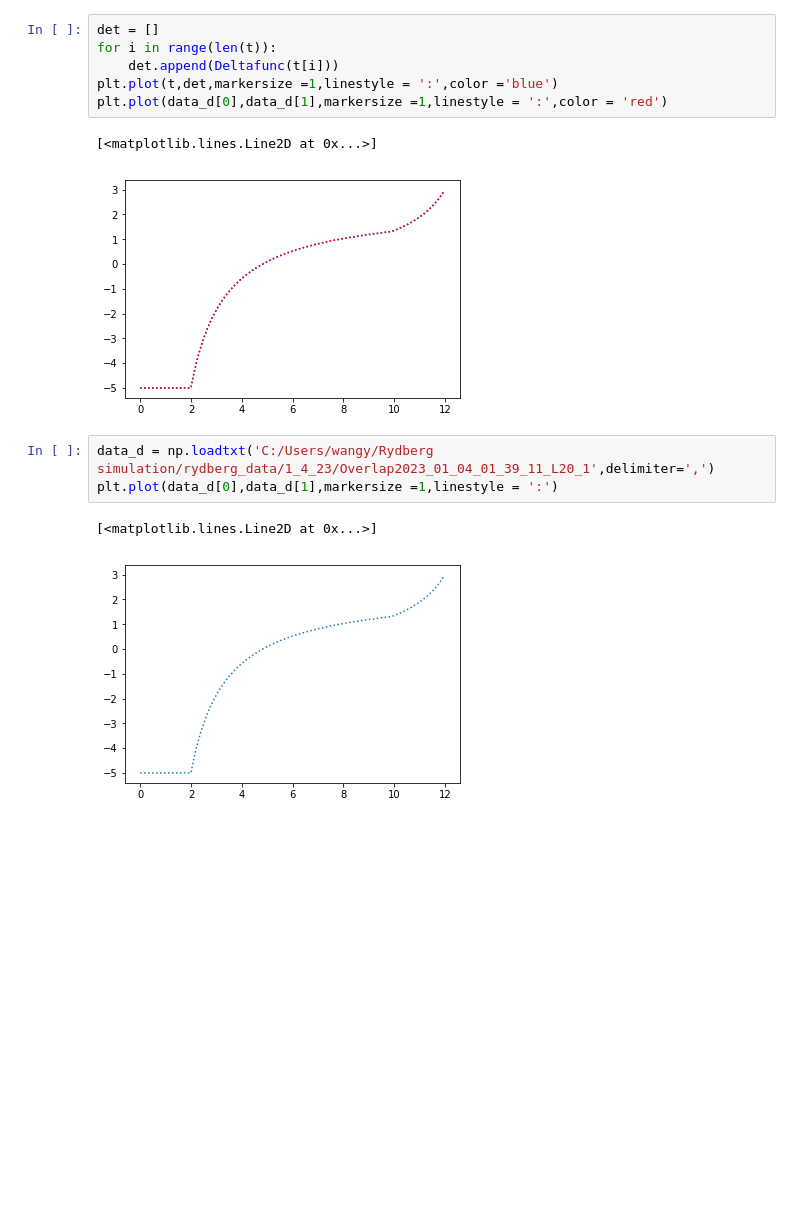
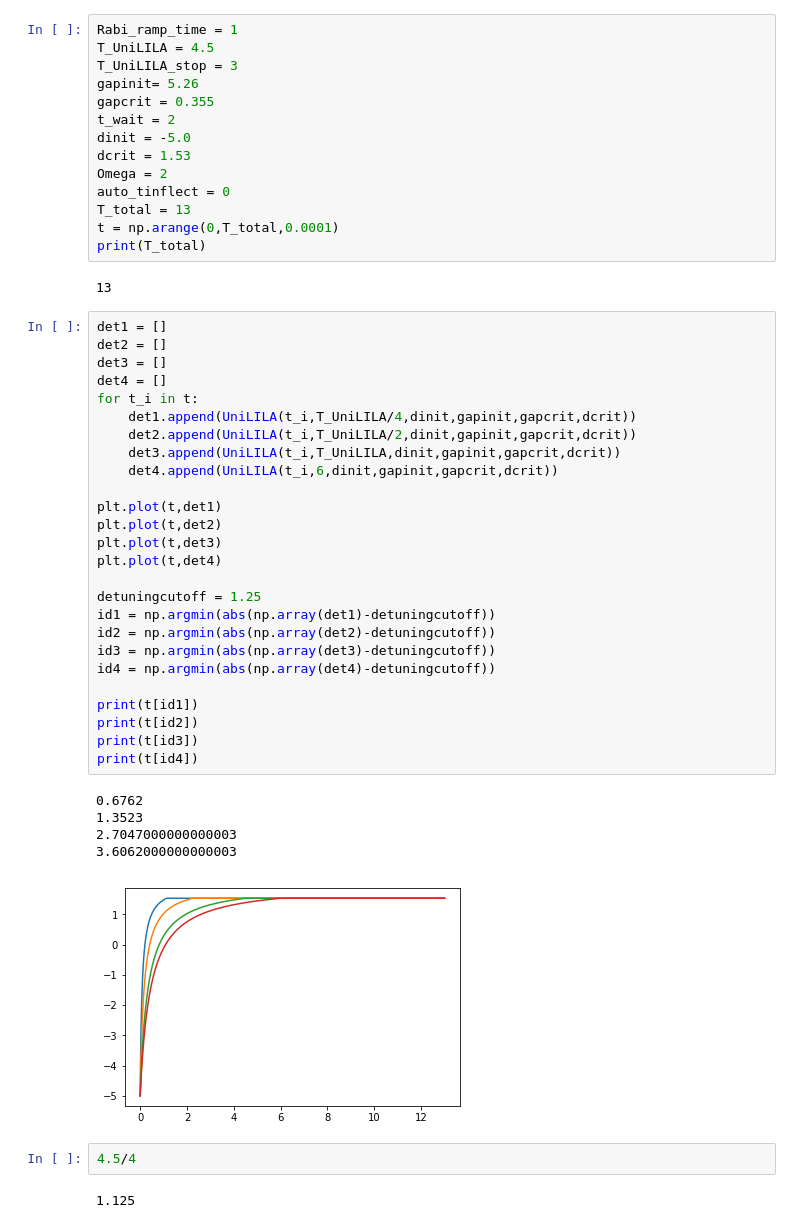
Before and after one commit to nacs-lab/yw-data, a Jupyter notebook: ramp_profile/Dilila_function.ipynb, the cells around one changed output. Cells and saved outputs as stored; diff of their text form; blank space fills up the shorter version.

```diff
--- a/ramp_profile/Dilila_function.ipynb
+++ b/ramp_profile/Dilila_function.ipynb
@@ -66,15 +25,52 @@ t = np.array([ 0.   ,  0.1  ,  0.2  ,  0.3  ,  0.4  ,  0.5  ,  0.6  ,  0.7  ,
-# %%
-det = []
-for i in range(len(t)):
-    det.append(Deltafunc(t[i]))
-plt.plot(t,det,markersize =1,linestyle = ':',color ='blue')
-plt.plot(data_d[0],data_d[1],markersize =1,linestyle = ':',color = 'red')
-# %% [output]
-[<matplotlib.lines.Line2D at 0x...>]
-[figure, removed]
-# %%
-data_d = np.loadtxt('C:/Users/wangy/Rydberg simulation/rydberg_data/1_4_23/Overlap2023_01_04_01_39_11_L20_1',delimiter=',')
-plt.plot(data_d[0],data_d[1],markersize =1,linestyle = ':')
-# %% [output]
-[<matplotlib.lines.Line2D at 0x...>]
-[figure, removed]
+# %%
+Rabi_ramp_time = 1
+T_UniLILA = 4.5
+T_UniLILA_stop = 3
+gapinit= 5.26
+gapcrit = 0.355
+t_wait = 2
+dinit = -5.0
+dcrit = 1.53
+Omega = 2
+auto_tinflect = 0
+T_total = 13
+t = np.arange(0,T_total,0.0001)
+print(T_total)
+# %% [output]
+13
+# %%
+det1 = []
+det2 = []
+det3 = []
+det4 = []
+for t_i in t:
+    det1.append(UniLILA(t_i,T_UniLILA/4,dinit,gapinit,gapcrit,dcrit))
+    det2.append(UniLILA(t_i,T_UniLILA/2,dinit,gapinit,gapcrit,dcrit))
+    det3.append(UniLILA(t_i,T_UniLILA,dinit,gapinit,gapcrit,dcrit))
+    det4.append(UniLILA(t_i,6,dinit,gapinit,gapcrit,dcrit))
+
+plt.plot(t,det1)
+plt.plot(t,det2)
+plt.plot(t,det3)
+plt.plot(t,det4)
+
+detuningcutoff = 1.25
+id1 = np.argmin(abs(np.array(det1)-detuningcutoff))
+id2 = np.argmin(abs(np.array(det2)-detuningcutoff))
+id3 = np.argmin(abs(np.array(det3)-detuningcutoff))
+id4 = np.argmin(abs(np.array(det4)-detuningcutoff))
+
+print(t[id1])
+print(t[id2])
+print(t[id3])
+print(t[id4])
+# %% [output]
+0.6762
+1.3523
+2.7047000000000003
+3.6062000000000003
+[figure, added]
+# %%
+4.5/4
+# %% [output]
+1.125
```
Also changed, not shown: parts of 10 cells of this notebook, 33 other files.
